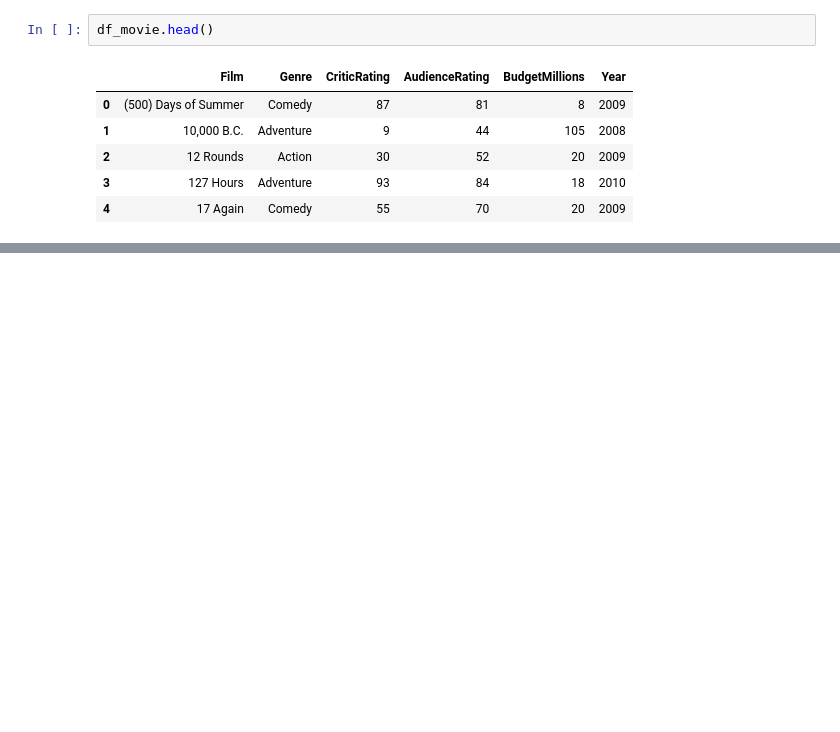
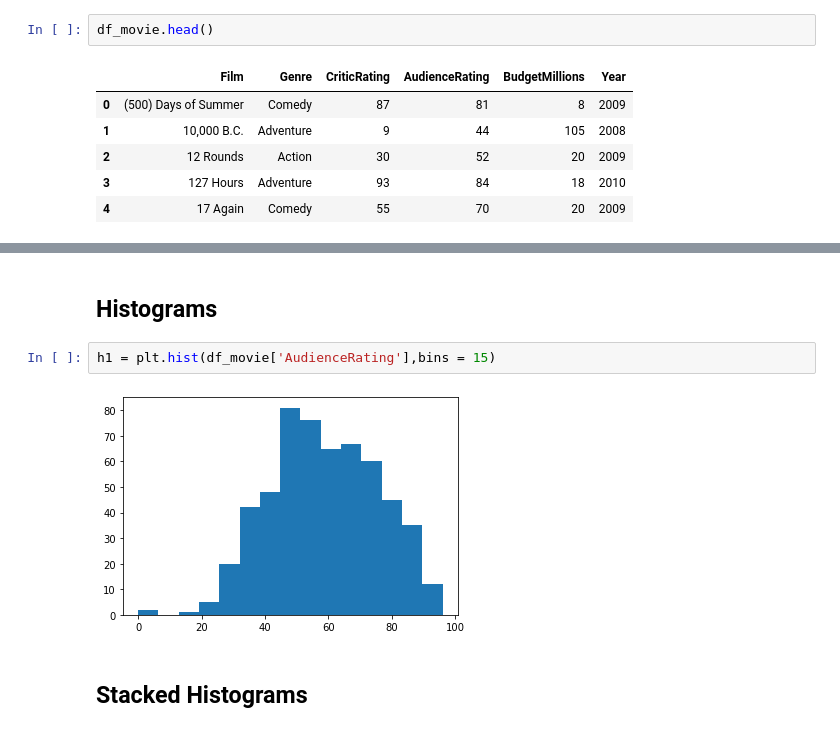
Before and after one commit to lazycoder181/JupyterNotebook, a Jupyter notebook: movie_analytics.ipynb, the cells around one changed output, grey strips where cells are left out. Cells and saved outputs as stored; diff of their text form; blank space fills up the shorter version.

```diff
--- a/movie_analytics.ipynb
+++ b/movie_analytics.ipynb
@@ -61,0 +115,8 @@ df_movie.head()
+# %% [markdown]
+## Histograms
+# %%
+h1 = plt.hist(df_movie['AudienceRating'],bins = 15)
+# %% [output]
+[figure, added]
+# %% [markdown]
+## Stacked Histograms
```
Also changed, not shown: parts of 14 cells of this notebook.
